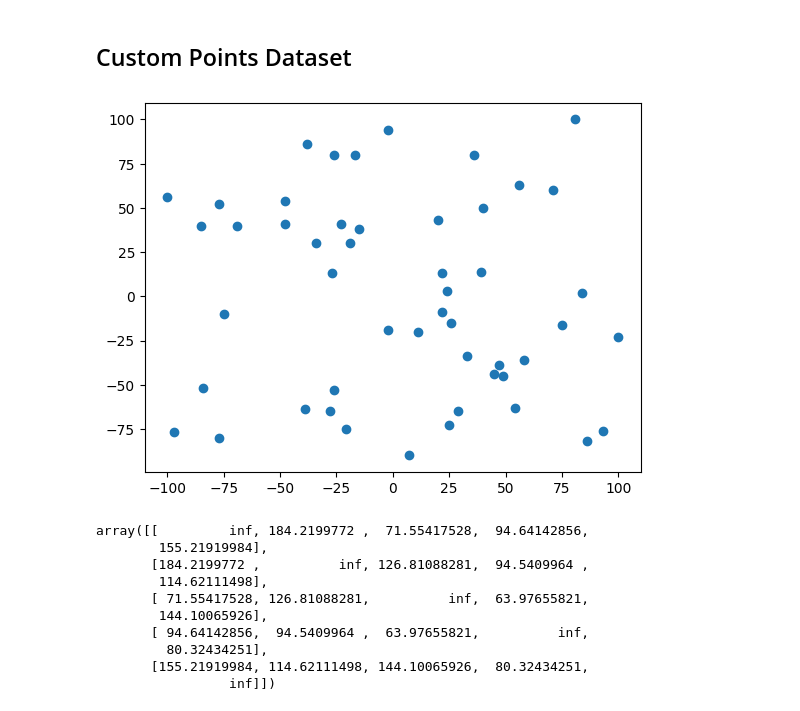
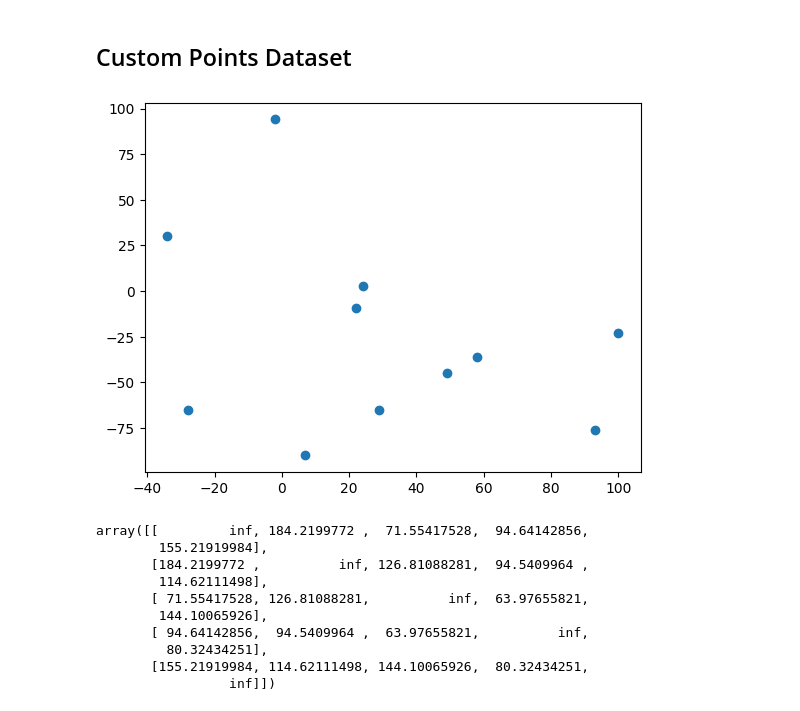
Before and after one commit to HomayoonAlimohammadi/evolutionary-computation, a Jupyter notebook: traveling-sales-person/tsp.ipynb, the cells around one changed output. Saved outputs shown, nothing was run; the diff lists cells and outputs as text; code cells hidden in the pictures.

```diff
--- a/traveling-sales-person/tsp.ipynb
+++ b/traveling-sales-person/tsp.ipynb
@@ -274,24 +274,25 @@ worst_guide
 # %%
 import random
 
 def gen_points(n_points, x_lower, y_lower, x_upper, y_upper):
     points = np.zeros((n_points, 2), dtype=int)
     for i in range(n_points):
         p = gen_point(x_lower, y_lower, x_upper, y_upper)
         points[i] = p
 
     return points
 
 def gen_point(x_lower, y_lower, x_upper, y_upper):
     x, y = random.randint(x_lower, x_upper), random.randint(y_lower, y_upper)
     return np.array([x, y], dtype=int)
 
 random.seed(0)
-points = gen_points(50, -100, -100, 100, 100)
+n_points = 11
+points = gen_points(n_points, -100, -100, 100, 100)
 plt.scatter(points[:, 0], points[:, 1])
 plt.show()
 # %% [output]
-[figure, old version]
+[figure, new version]
 # %%
 def calculate_dists(points):
     dists_matrix = np.zeros((len(points), len(points)), dtype=float)
```
Also changed, not shown: parts of 11 cells of this notebook.
